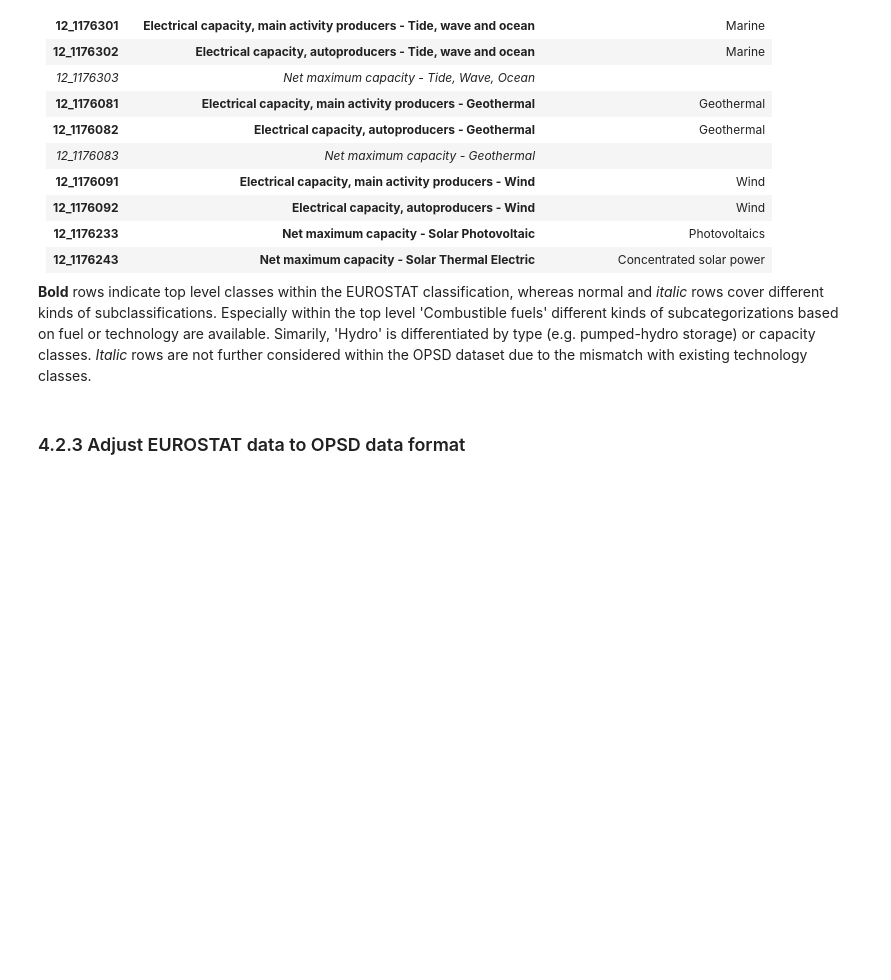
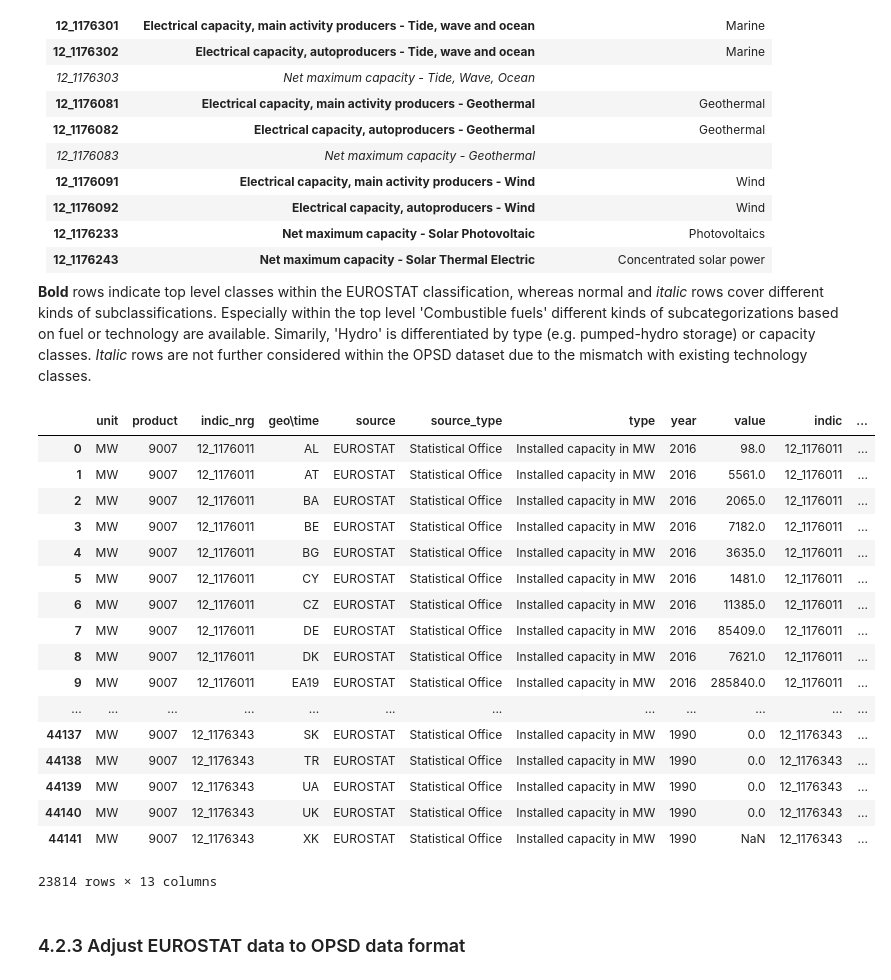
Before and after one commit to Open-Power-System-Data/national_generation_capacity, a Jupyter notebook: processing.ipynb, the cells around one changed output. Drawn from its saved outputs; the diff is of its cells as text; code cells hidden in the pictures; blank space fills up the shorter version.

```diff
--- a/processing.ipynb
+++ b/processing.ipynb
@@ -461,17 +561,36 @@ data_eurostat = data_eurostat.merge(data_definition,
 # %%
 data_eurostat = data_eurostat[data_eurostat['energy source'].isnull() == False]
 
 data_eurostat['value'] = data_eurostat['value'].astype(str)
 data_eurostat['value'], data_eurostat['comment'] = data_eurostat.value.str.split(' ', 1).str
 
 data_eurostat['value'] = data_eurostat['value'].replace(':', np.nan)
 data_eurostat.loc[data_eurostat['value'].isnull() == True,
                   'comment'] = 'not available'
 
 data_eurostat['year'] = data_eurostat['year'].astype(int)
 data_eurostat['value'] = data_eurostat['value'].astype(float)
 
-data_eurostat.head()
+data_eurostat
+# %% [output]
+|  | unit | product | indic_nrg | geo\time | source | source_type | type | year | value | indic | ... |
+| 0 | MW | 9007 | 12_1176011 | AL | EUROSTAT | Statistical Office | Installed capacity in MW | 2016 | 98.0 | 12_1176011 | ... |
+| 1 | MW | 9007 | 12_1176011 | AT | EUROSTAT | Statistical Office | Installed capacity in MW | 2016 | 5561.0 | 12_1176011 | ... |
+| 2 | MW | 9007 | 12_1176011 | BA | EUROSTAT | Statistical Office | Installed capacity in MW | 2016 | 2065.0 | 12_1176011 | ... |
+| 3 | MW | 9007 | 12_1176011 | BE | EUROSTAT | Statistical Office | Installed capacity in MW | 2016 | 7182.0 | 12_1176011 | ... |
+| 4 | MW | 9007 | 12_1176011 | BG | EUROSTAT | Statistical Office | Installed capacity in MW | 2016 | 3635.0 | 12_1176011 | ... |
+| 5 | MW | 9007 | 12_1176011 | CY | EUROSTAT | Statistical Office | Installed capacity in MW | 2016 | 1481.0 | 12_1176011 | ... |
+| 6 | MW | 9007 | 12_1176011 | CZ | EUROSTAT | Statistical Office | Installed capacity in MW | 2016 | 11385.0 | 12_1176011 | ... |
+| 7 | MW | 9007 | 12_1176011 | DE | EUROSTAT | Statistical Office | Installed capacity in MW | 2016 | 85409.0 | 12_1176011 | ... |
+| 8 | MW | 9007 | 12_1176011 | DK | EUROSTAT | Statistical Office | Installed capacity in MW | 2016 | 7621.0 | 12_1176011 | ... |
+| 9 | MW | 9007 | 12_1176011 | EA19 | EUROSTAT | Statistical Office | Installed capacity in MW | 2016 | 285840.0 | 12_1176011 | ... |
+| ... | ... | ... | ... | ... | ... | ... | ... | ... | ... | ... | ... |
+| 44137 | MW | 9007 | 12_1176343 | SK | EUROSTAT | Statistical Office | Installed capacity in MW | 1990 | 0.0 | 12_1176343 | ... |
+| 44138 | MW | 9007 | 12_1176343 | TR | EUROSTAT | Statistical Office | Installed capacity in MW | 1990 | 0.0 | 12_1176343 | ... |
+| 44139 | MW | 9007 | 12_1176343 | UA | EUROSTAT | Statistical Office | Installed capacity in MW | 1990 | 0.0 | 12_1176343 | ... |
+| 44140 | MW | 9007 | 12_1176343 | UK | EUROSTAT | Statistical Office | Installed capacity in MW | 1990 | 0.0 | 12_1176343 | ... |
+| 44141 | MW | 9007 | 12_1176343 | XK | EUROSTAT | Statistical Office | Installed capacity in MW | 1990 | NaN | 12_1176343 | ... |
+23814 rows × 13 columns
 # %% [markdown]
 ### 4.2.3 Adjust EUROSTAT data to OPSD data format
 # %% [markdown]
```
Also changed, not shown: parts of 25 cells of this notebook, 4 other files.
